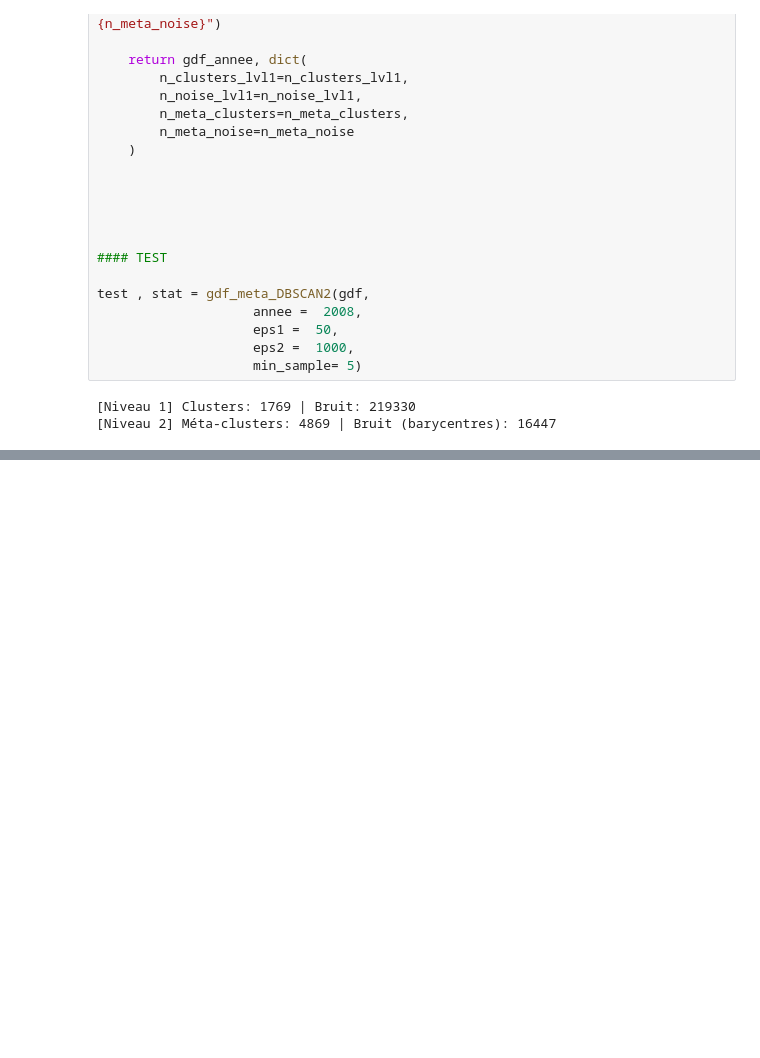
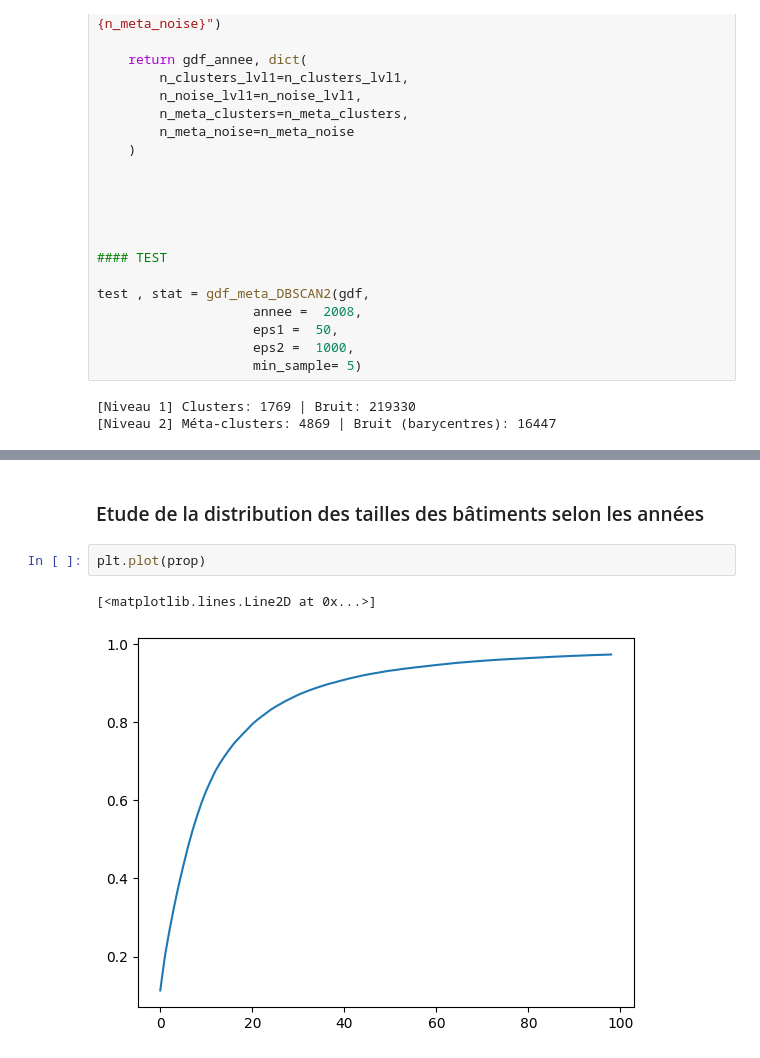
Before and after one commit to xdalp/projet3A, a Jupyter notebook: stat_desc.ipynb, the cells around one changed output, grey strips where cells are left out. Saved outputs shown, nothing was run; the diff lists cells and outputs as text; blank space fills up the shorter version.

Commit message:
Distribution des aires des bâtiments
Distribution des aires des bâtiments en fonction des années.

```diff
--- a/stat_desc.ipynb
+++ b/stat_desc.ipynb
@@ -1102,0 +1321,7 @@ test , stat = gdf_meta_DBSCAN2(gdf,
+# %% [markdown]
+### Etude de la distribution des tailles des bâtiments selon les années
+# %%
+plt.plot(prop)
+# %% [output]
+[<matplotlib.lines.Line2D at 0x...>]
+[figure, added]
```
Also changed, not shown: parts of 5 cells of this notebook.
